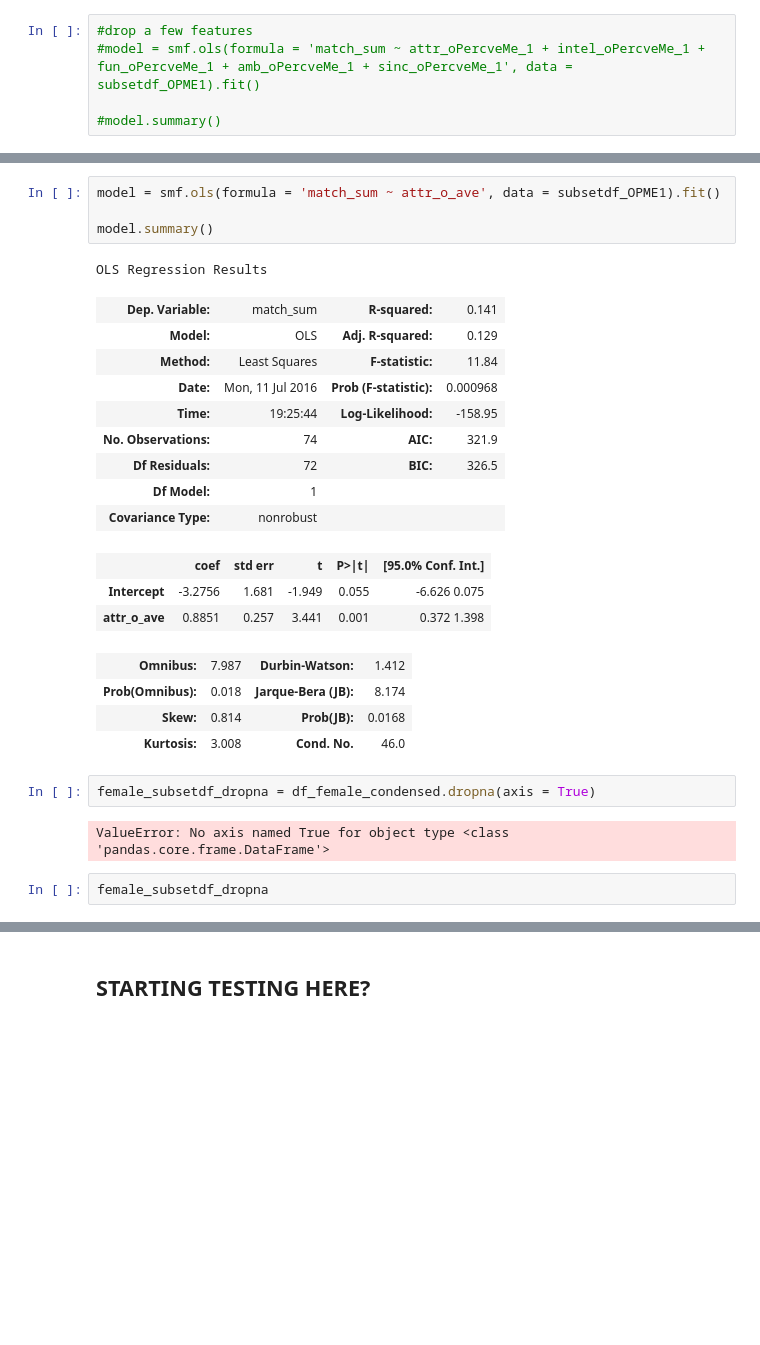
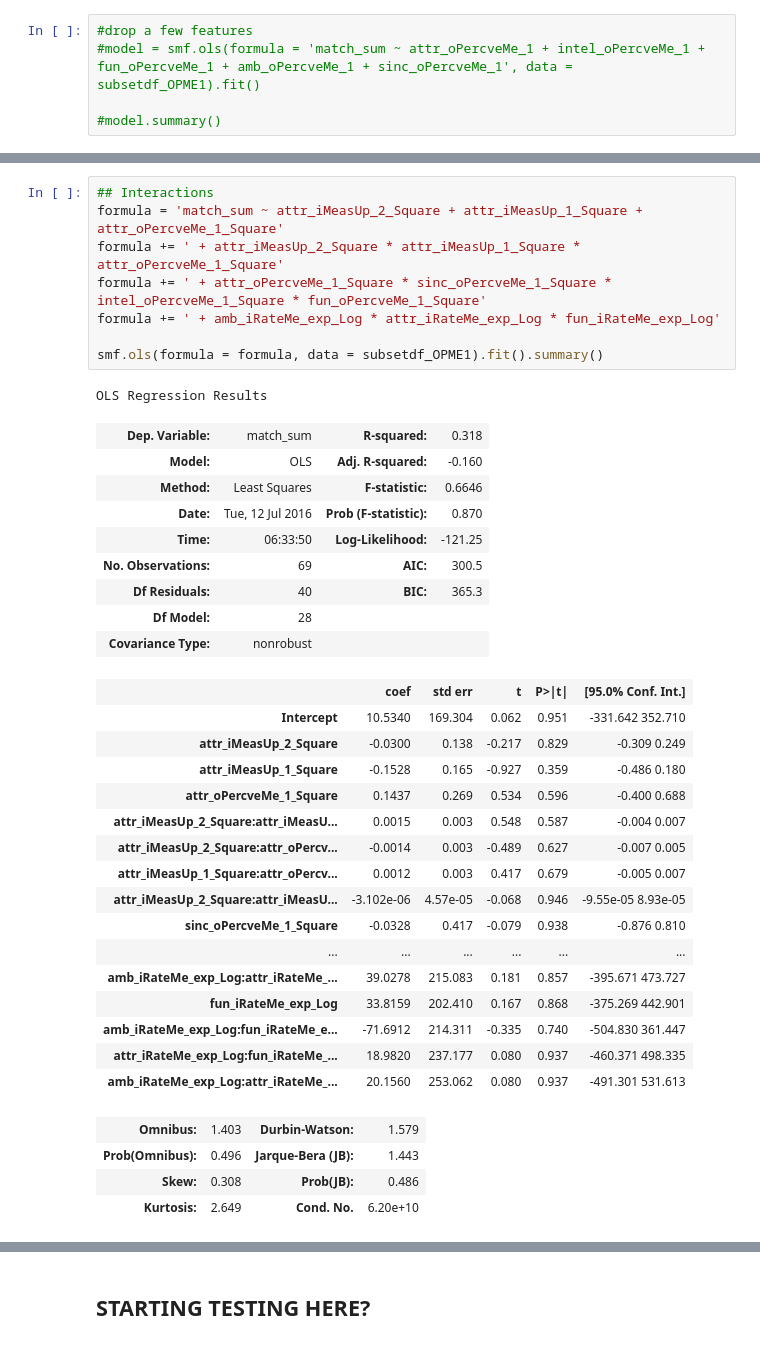
Before and after one commit to MirandaRemmer/DS-SF-23-work, a Jupyter notebook: final-project - MR/4/SpeedDatingDataset_FinalProject_REMMER_draft3.ipynb, the cells around one changed output, grey strips where cells are left out. Saved outputs shown, nothing was run; the diff lists cells and outputs as text; blank space fills up the shorter version.

```diff
--- a/final-project - MR/4/SpeedDatingDataset_FinalProject_REMMER_draft3.ipynb
+++ b/final-project - MR/4/SpeedDatingDataset_FinalProject_REMMER_draft3.ipynb
@@ -2252,28 +2591,39 @@ OLS Regression Results
-# %%
-model = smf.ols(formula = 'match_sum ~ attr_o_ave', data = subsetdf_OPME1).fit()
-
-model.summary()
-# %% [output]
-OLS Regression Results
-| Dep. Variable: | match_sum | R-squared: | 0.141 |
-| Model: | OLS | Adj. R-squared: | 0.129 |
-| Method: | Least Squares | F-statistic: | 11.84 |
-| Date: | Mon, 11 Jul 2016 | Prob (F-statistic): | 0.000968 |
-| Time: | 19:25:44 | Log-Likelihood: | -158.95 |
-| No. Observations: | 74 | AIC: | 321.9 |
-| Df Residuals: | 72 | BIC: | 326.5 |
-| Df Model: | 1 |  |  |
-| Covariance Type: | nonrobust |  |  |
-|  | coef | std err | t | P>|t| | [95.0% Conf. Int.] |
-| Intercept | -3.2756 | 1.681 | -1.949 | 0.055 | -6.626 0.075 |
-| attr_o_ave | 0.8851 | 0.257 | 3.441 | 0.001 | 0.372 1.398 |
-| Omnibus: | 7.987 | Durbin-Watson: | 1.412 |
-| Prob(Omnibus): | 0.018 | Jarque-Bera (JB): | 8.174 |
-| Skew: | 0.814 | Prob(JB): | 0.0168 |
-| Kurtosis: | 3.008 | Cond. No. | 46.0 |
-# %%
-female_subsetdf_dropna = df_female_condensed.dropna(axis = True)
-# %% [output]
-ValueError: No axis named True for object type <class 'pandas.core.frame.DataFrame'>
-# %%
-female_subsetdf_dropna
+# %%
+## Interactions
+formula = 'match_sum ~ attr_iMeasUp_2_Square + attr_iMeasUp_1_Square + attr_oPercveMe_1_Square'
+formula += ' + attr_iMeasUp_2_Square * attr_iMeasUp_1_Square * attr_oPercveMe_1_Square'
+formula += ' + attr_oPercveMe_1_Square * sinc_oPercveMe_1_Square * intel_oPercveMe_1_Square * fun_oPercveMe_1_Square'
+formula += ' + amb_iRateMe_exp_Log * attr_iRateMe_exp_Log * fun_iRateMe_exp_Log'
+
+smf.ols(formula = formula, data = subsetdf_OPME1).fit().summary()
+# %% [output]
+OLS Regression Results
+| Dep. Variable: | match_sum | R-squared: | 0.318 |
+| Model: | OLS | Adj. R-squared: | -0.160 |
+| Method: | Least Squares | F-statistic: | 0.6646 |
+| Date: | Tue, 12 Jul 2016 | Prob (F-statistic): | 0.870 |
+| Time: | 06:33:50 | Log-Likelihood: | -121.25 |
+| No. Observations: | 69 | AIC: | 300.5 |
+| Df Residuals: | 40 | BIC: | 365.3 |
+| Df Model: | 28 |  |  |
+| Covariance Type: | nonrobust |  |  |
+|  | coef | std err | t | P>|t| | [95.0% Conf. Int.] |
+| Intercept | 10.5340 | 169.304 | 0.062 | 0.951 | -331.642 352.710 |
+| attr_iMeasUp_2_Square | -0.0300 | 0.138 | -0.217 | 0.829 | -0.309 0.249 |
+| attr_iMeasUp_1_Square | -0.1528 | 0.165 | -0.927 | 0.359 | -0.486 0.180 |
+| attr_oPercveMe_1_Square | 0.1437 | 0.269 | 0.534 | 0.596 | -0.400 0.688 |
+| attr_iMeasUp_2_Square:attr_iMeasU... | 0.0015 | 0.003 | 0.548 | 0.587 | -0.004 0.007 |
+| attr_iMeasUp_2_Square:attr_oPercv... | -0.0014 | 0.003 | -0.489 | 0.627 | -0.007 0.005 |
+| attr_iMeasUp_1_Square:attr_oPercv... | 0.0012 | 0.003 | 0.417 | 0.679 | -0.005 0.007 |
+| attr_iMeasUp_2_Square:attr_iMeasU... | -3.102e-06 | 4.57e-05 | -0.068 | 0.946 | -9.55e-05 8.93e-05 |
+| sinc_oPercveMe_1_Square | -0.0328 | 0.417 | -0.079 | 0.938 | -0.876 0.810 |
+| ... | ... | ... | ... | ... | ... |
+| amb_iRateMe_exp_Log:attr_iRateMe_... | 39.0278 | 215.083 | 0.181 | 0.857 | -395.671 473.727 |
+| fun_iRateMe_exp_Log | 33.8159 | 202.410 | 0.167 | 0.868 | -375.269 442.901 |
+| amb_iRateMe_exp_Log:fun_iRateMe_e... | -71.6912 | 214.311 | -0.335 | 0.740 | -504.830 361.447 |
+| attr_iRateMe_exp_Log:fun_iRateMe_... | 18.9820 | 237.177 | 0.080 | 0.937 | -460.371 498.335 |
+| amb_iRateMe_exp_Log:attr_iRateMe_... | 20.1560 | 253.062 | 0.080 | 0.937 | -491.301 531.613 |
+| Omnibus: | 1.403 | Durbin-Watson: | 1.579 |
+| Prob(Omnibus): | 0.496 | Jarque-Bera (JB): | 1.443 |
+| Skew: | 0.308 | Prob(JB): | 0.486 |
+| Kurtosis: | 2.649 | Cond. No. | 6.20e+10 |
```
Also changed, not shown: parts of 56 cells of this notebook, 1 other file.
